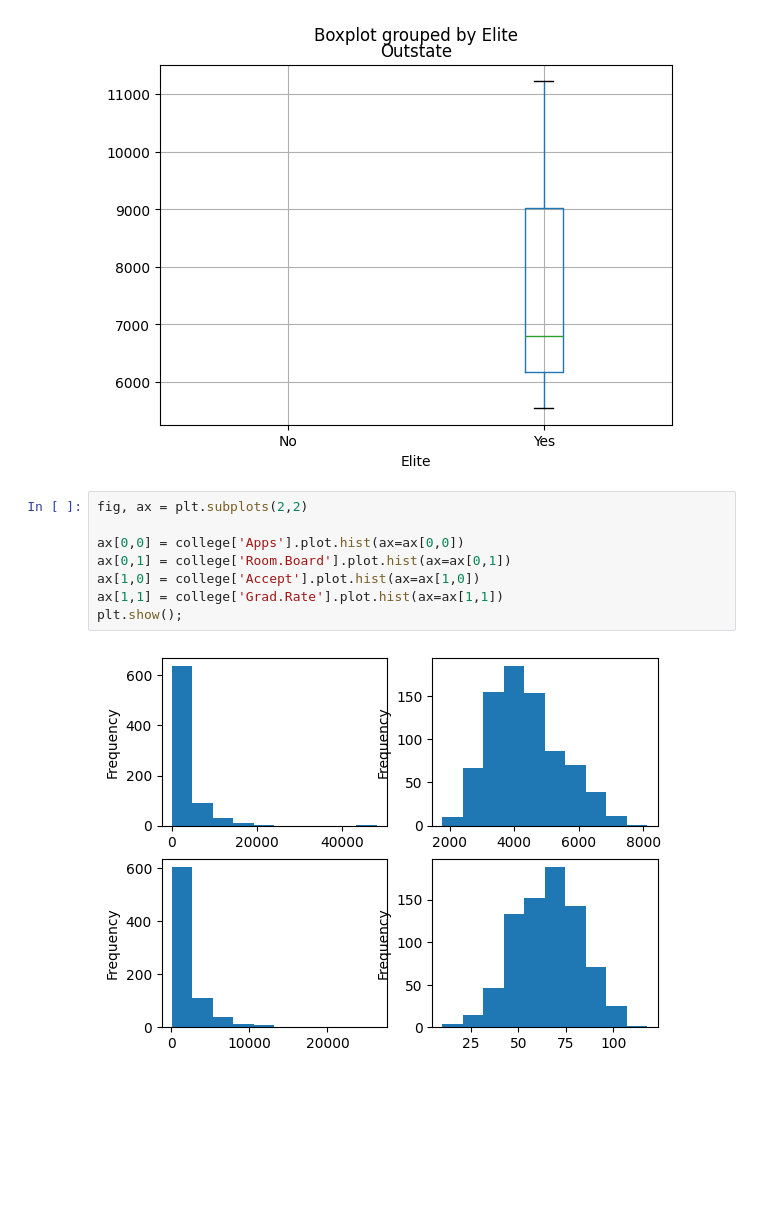
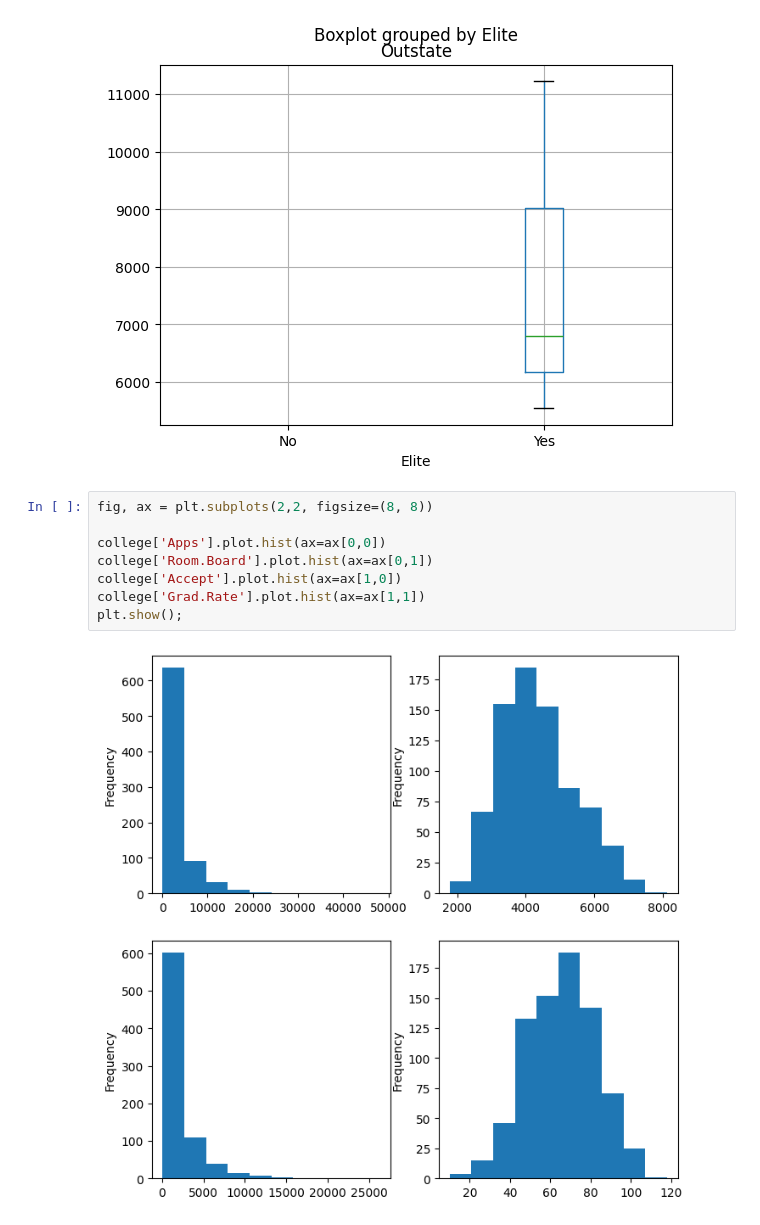
Before and after one commit to tuckrhod1534/ISL, a Jupyter notebook: CH2/Exercises/P8.ipynb, the cells around one changed output. Drawn from its saved outputs; the diff is of its cells as text; blank space fills up the shorter version.

```diff
--- a/CH2/Exercises/P8.ipynb
+++ b/CH2/Exercises/P8.ipynb
@@ -62,12 +62,12 @@ college.boxplot('Outstate', by='Elite')
 <Axes: title={'center': 'Outstate'}, xlabel='Elite'>
 [figure]
 # %%
-fig, ax = plt.subplots(2,2)
+fig, ax = plt.subplots(2,2, figsize=(8, 8))
 
-ax[0,0] = college['Apps'].plot.hist(ax=ax[0,0])
-ax[0,1] = college['Room.Board'].plot.hist(ax=ax[0,1])
-ax[1,0] = college['Accept'].plot.hist(ax=ax[1,0])
-ax[1,1] = college['Grad.Rate'].plot.hist(ax=ax[1,1])
+college['Apps'].plot.hist(ax=ax[0,0])
+college['Room.Board'].plot.hist(ax=ax[0,1])
+college['Accept'].plot.hist(ax=ax[1,0])
+college['Grad.Rate'].plot.hist(ax=ax[1,1])
 plt.show();
 # %% [output]
-[figure, old version]
+[figure, new version]
```
Also changed, not shown: parts of 3 cells of this notebook, 3 other files.
